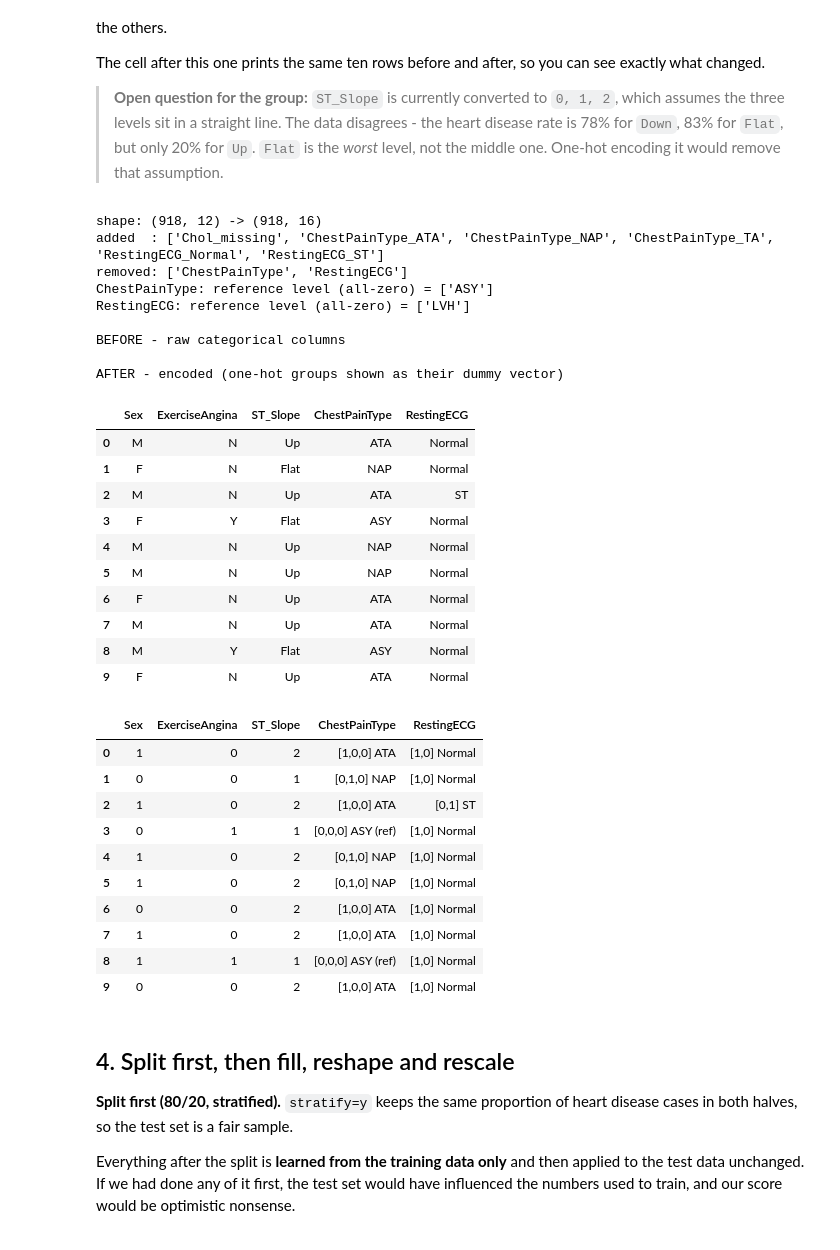
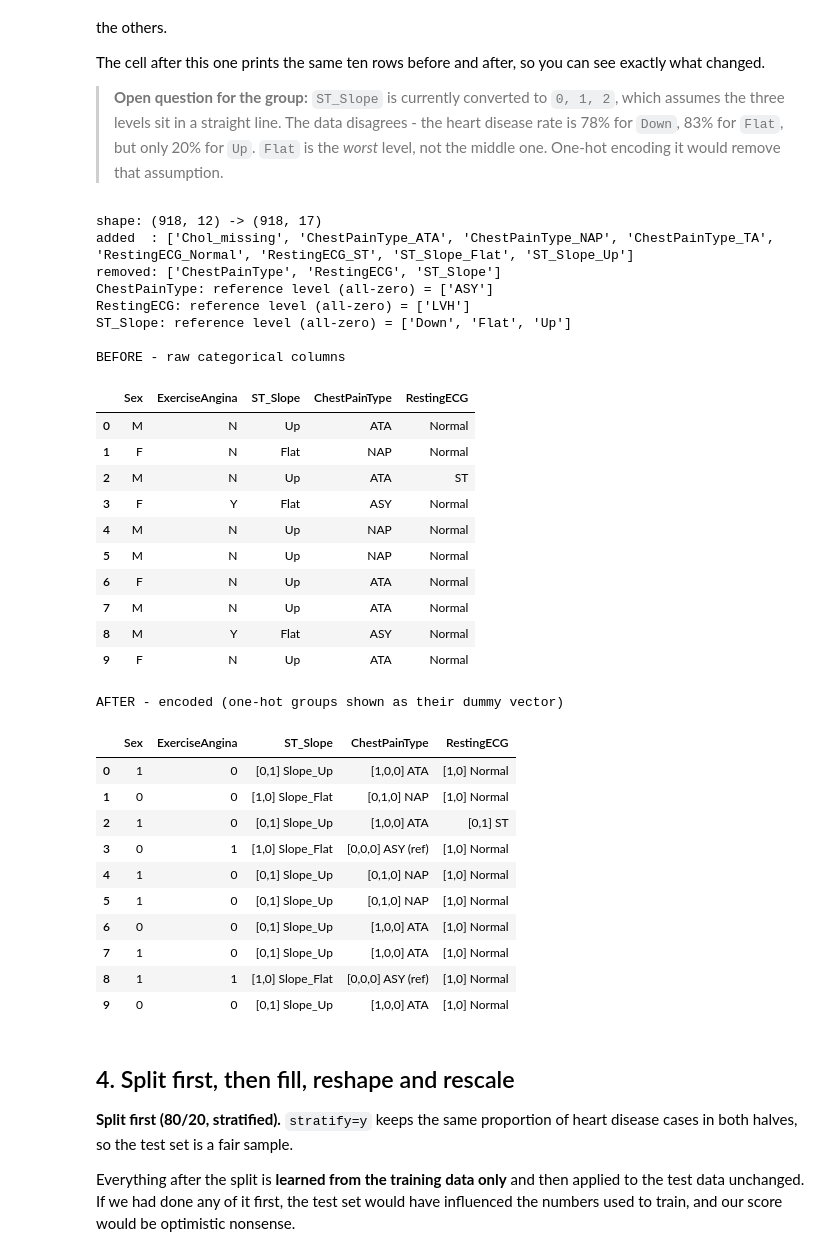
Before and after one commit to akaplin23/ECS171-Project, a Jupyter notebook: data_preprocessing.ipynb, the cells around one changed output. Saved outputs shown, nothing was run; the diff lists cells and outputs as text; code cells hidden in the pictures.

```diff
--- a/data_preprocessing.ipynb
+++ b/data_preprocessing.ipynb
@@ -165,11 +166,11 @@ exactly what changed.
 # Binary / ordinal -> integers (notebook: no one-hot needed)
 df["Sex"] = df["Sex"].map({"F": 0, "M": 1})
 df["ExerciseAngina"] = df["ExerciseAngina"].map({"N": 0, "Y": 1})
-df["ST_Slope"] = df["ST_Slope"].map({"Down": 0, "Flat": 1, "Up": 2})  # ordinal, as the notebook treats slope
+# df["ST_Slope"] = df["ST_Slope"].map({"Down": 0, "Flat": 1, "Up": 2})  # ordinal, as the notebook treats slope
 # FastingBS is already 0/1
 
 # Nominal -> one-hot (notebook: cp and restecg)
-df_encoded = pd.get_dummies(df, columns=["ChestPainType", "RestingECG"], drop_first=True)
+df_encoded = pd.get_dummies(df, columns=["ChestPainType", "RestingECG", "ST_Slope"], drop_first=True)
 bool_cols = df_encoded.select_dtypes("bool").columns
 df_encoded[bool_cols] = df_encoded[bool_cols].astype(int)
 # %%
@@ -190,7 +191,7 @@ def show_encoding_effect(raw, encoded, n=10):
     behind only the two frames it returns and cannot collide with a later cell.
     """
     cat_cols = ["Sex", "ExerciseAngina", "ST_Slope", "ChestPainType", "RestingECG"]
-    passthrough = ["Sex", "ExerciseAngina", "ST_Slope"]
+    passthrough = ["Sex", "ExerciseAngina"]
 
     def collapse(prefix):
         """One one-hot group as its dummy vector plus the level it stands for.
@@ -209,7 +210,7 @@ def show_encoding_effect(raw, encoded, n=10):
     print(f"shape: {raw.shape} -> {encoded.shape}")
     print("added  :", [c for c in encoded.columns if c not in raw.columns])
     print("removed:", [c for c in raw.columns if c not in encoded.columns])
-    for col in ("ChestPainType", "RestingECG"):
+    for col in ("ChestPainType", "RestingECG", "ST_Slope"):
         kept = [c.split("_", 1)[1] for c in encoded.columns if c.startswith(col + "_")]
         print(f"{col}: reference level (all-zero) =",
               sorted(set(raw[col].unique()) - set(kept)))
@@ -217,50 +218,50 @@ def show_encoding_effect(raw, encoded, n=10):
     before = raw[cat_cols].head(n)
     after = pd.DataFrame(
         {c: encoded[c] for c in passthrough}
-        | {c: collapse(c) for c in ("ChestPainType", "RestingECG")}
+        | {c: collapse(c) for c in ("ChestPainType", "RestingECG", "ST_Slope")}
     )[cat_cols].head(n)
     return before, after
 
 
 df_before, df_after = show_encoding_effect(df_raw, df_encoded)
 
 print("\nBEFORE - raw categorical columns")
 display(df_before)
 
 print("\nAFTER - encoded (one-hot groups shown as their dummy vector)")
 display(df_after)
 # %% [output]
-shape: (918, 12) -> (918, 16)
-added  : ['Chol_missing', 'ChestPainType_ATA', 'ChestPainType_NAP', 'ChestPainType_TA', 'RestingECG_Normal', 'RestingECG_ST']
-removed: ['ChestPainType', 'RestingECG']
+shape: (918, 12) -> (918, 17)
+added  : ['Chol_missing', 'ChestPainType_ATA', 'ChestPainType_NAP', 'ChestPainType_TA', 'RestingECG_Normal', 'RestingECG_ST', 'ST_Slope_Flat', 'ST_Slope_Up']
+removed: ['ChestPainType', 'RestingECG', 'ST_Slope']
 ChestPainType: reference level (all-zero) = ['ASY']
 RestingECG: reference level (all-zero) = ['LVH']
+ST_Slope: reference level (all-zero) = ['Down', 'Flat', 'Up']
 
 BEFORE - raw categorical columns
-
-AFTER - encoded (one-hot groups shown as their dummy vector)
 |  | Sex | ExerciseAngina | ST_Slope | ChestPainType | RestingECG |
 | 0 | M | N | Up | ATA | Normal |
 | 1 | F | N | Flat | NAP | Normal |
 | 2 | M | N | Up | ATA | ST |
 | 3 | F | Y | Flat | ASY | Normal |
 | 4 | M | N | Up | NAP | Normal |
 | 5 | M | N | Up | NAP | Normal |
 | 6 | F | N | Up | ATA | Normal |
 | 7 | M | N | Up | ATA | Normal |
 | 8 | M | Y | Flat | ASY | Normal |
 | 9 | F | N | Up | ATA | Normal |
+AFTER - encoded (one-hot groups shown as their dummy vector)
 |  | Sex | ExerciseAngina | ST_Slope | ChestPainType | RestingECG |
-| 0 | 1 | 0 | 2 | [1,0,0] ATA | [1,0] Normal |
-| 1 | 0 | 0 | 1 | [0,1,0] NAP | [1,0] Normal |
-| 2 | 1 | 0 | 2 | [1,0,0] ATA | [0,1] ST |
-| 3 | 0 | 1 | 1 | [0,0,0] ASY (ref) | [1,0] Normal |
-| 4 | 1 | 0 | 2 | [0,1,0] NAP | [1,0] Normal |
-| 5 | 1 | 0 | 2 | [0,1,0] NAP | [1,0] Normal |
-| 6 | 0 | 0 | 2 | [1,0,0] ATA | [1,0] Normal |
-| 7 | 1 | 0 | 2 | [1,0,0] ATA | [1,0] Normal |
-| 8 | 1 | 1 | 1 | [0,0,0] ASY (ref) | [1,0] Normal |
-| 9 | 0 | 0 | 2 | [1,0,0] ATA | [1,0] Normal |
+| 0 | 1 | 0 | [0,1] Slope_Up | [1,0,0] ATA | [1,0] Normal |
+| 1 | 0 | 0 | [1,0] Slope_Flat | [0,1,0] NAP | [1,0] Normal |
+| 2 | 1 | 0 | [0,1] Slope_Up | [1,0,0] ATA | [0,1] ST |
+| 3 | 0 | 1 | [1,0] Slope_Flat | [0,0,0] ASY (ref) | [1,0] Normal |
+| 4 | 1 | 0 | [0,1] Slope_Up | [0,1,0] NAP | [1,0] Normal |
+| 5 | 1 | 0 | [0,1] Slope_Up | [0,1,0] NAP | [1,0] Normal |
+| 6 | 0 | 0 | [0,1] Slope_Up | [1,0,0] ATA | [1,0] Normal |
+| 7 | 1 | 0 | [0,1] Slope_Up | [1,0,0] ATA | [1,0] Normal |
+| 8 | 1 | 1 | [1,0] Slope_Flat | [0,0,0] ASY (ref) | [1,0] Normal |
+| 9 | 0 | 0 | [0,1] Slope_Up | [1,0,0] ATA | [1,0] Normal |
 # %% [markdown]
 ## 4. Split first, then fill, reshape and rescale
 
```
Also changed, not shown: parts of 5 cells of this notebook.
